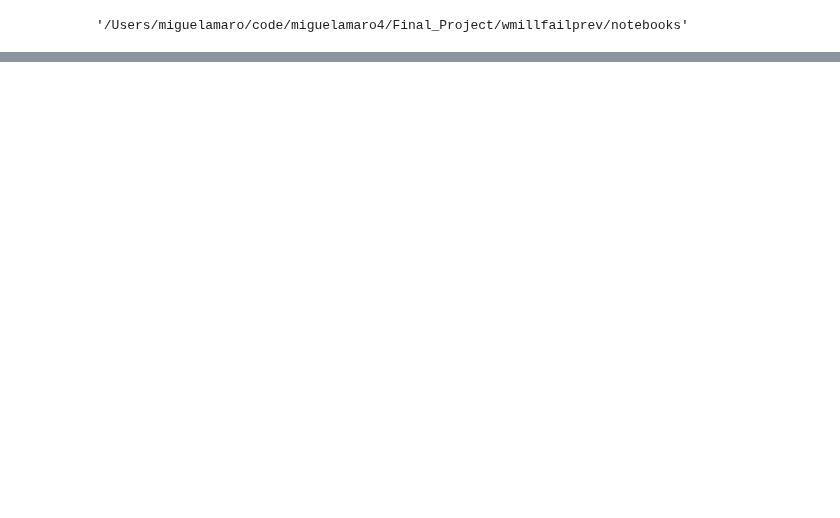
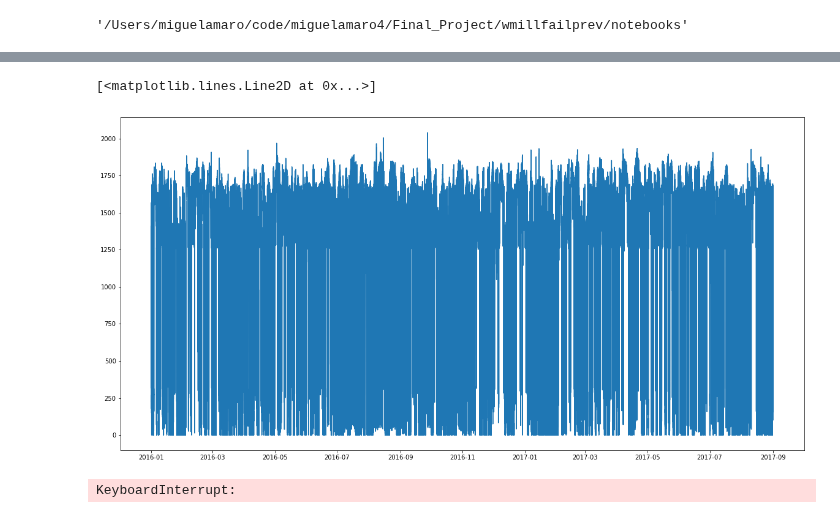
Before and after one commit to RicardoJPedro82/wmillfailprev, a Jupyter notebook: notebooks/Miguel.ipynb, the cells around one changed output, grey strips where cells are left out. Cells and saved outputs as stored; diff of their text form; code cells hidden in the pictures; blank space fills up the shorter version.

```diff
--- a/notebooks/Miguel.ipynb
+++ b/notebooks/Miguel.ipynb
@@ -8,0 +198,15 @@ import xlrd
+# %%
+df_list = [df_Target_2C, df_Fail_GEARBOX, df_Fail_GENERATOR, df_Fail_GENERATOR_BEARING, df_Fail_TRANSFORMER, df_Fail_HYDRAULIC_GROUP]
+#, df_Target_6C
+# %%
+
+for df_ in df_list:
+
+    df_signals=pd.merge(df_signals, df_, how='left', left_on=['Turbine_ID','Timestamp'],  right_on=['Turbine_ID','Timestamp_x']).drop(columns='Timestamp_x')
+# %%
+var_list = ['Target_2C', 'Fail_GEARBOX', 'Fail_GENERATOR', 'Fail_GENERATOR_BEARING', 'Fail_TRANSFORMER', 'Fail_HYDRAULIC_GROUP']
+#, 'Target_6C'
+# %%
+for var in var_list:
+
+    df_signals[var] = df_signals.apply(lambda x: int(x[var]) if x[var]==1 else int(0), axis=1)
@@ -8,0 +391,13 @@ import xlrd
+# %%
+fig = plt.figure(figsize=(20,10))
+plt.plot(df_signals['Timestamp'], df_signals['Gen_RPM_Max'])
+# %% [output]
+[<matplotlib.lines.Line2D at 0x...>]
+[figure, added]
+# %%
+for column in df_signals_columns[:10]:
+    fig = plt.figure(figsize=(20,10))
+    plt.plot(df_signals['Timestamp'], df_signals[column])
+    plt.title(column)
+# %% [output]
+KeyboardInterrupt:
```
Also changed, not shown: parts of 69 cells of this notebook.
